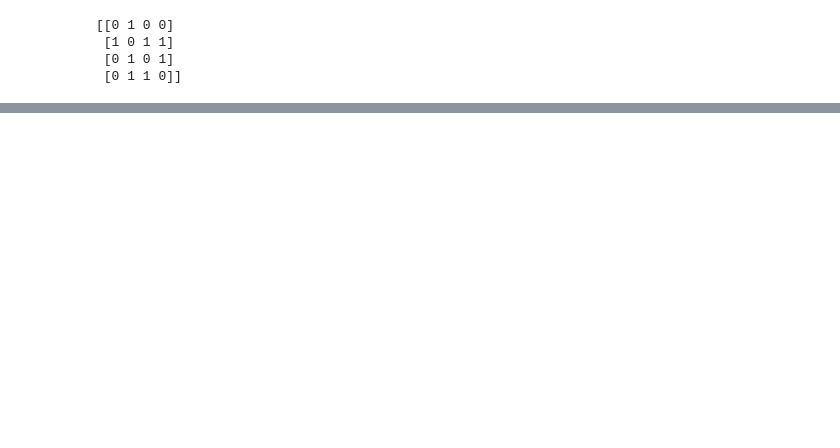
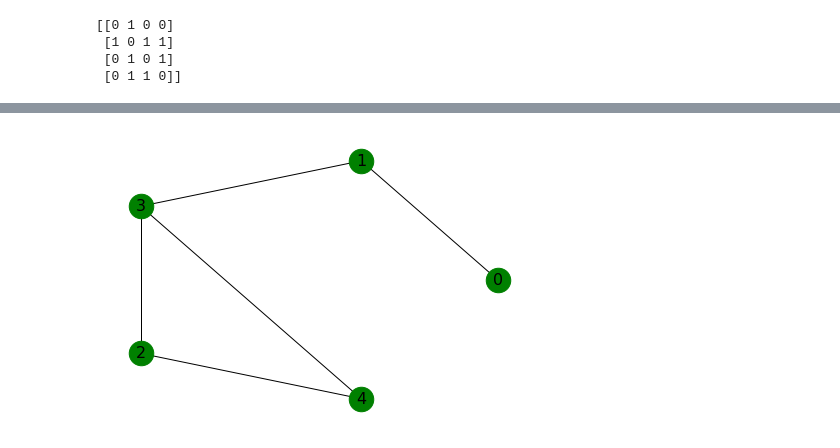
Before and after one commit to DavidMulhern/GraphTheory_Proj_DM, a Jupyter notebook: graph-isomorphism.ipynb, the cells around one changed output, grey strips where cells are left out. Saved outputs shown, nothing was run; the diff lists cells and outputs as text; code cells hidden in the pictures; blank space fills up the shorter version.

```diff
--- a/graph-isomorphism.ipynb
+++ b/graph-isomorphism.ipynb
@@ -165,0 +351,16 @@ print(nx.to_numpy_array(graph).astype(np.uint8))
+# %%
+# Create two empty graph.
+graph3 = nx.Graph()
+graph4 = nx.Graph()
+
+# Now define the edges.
+edges3 = ((0, 1) , (1, 3) , (2, 3) , (3, 4), (4, 2))
+edges4 = ((0, 2) , (2, 3) , (1, 3) , (1, 4), (0, 4))
+
+# The nodes are created as needed, but we state to add the edges.
+graph3.add_edges_from(edges3)
+graph4.add_edges_from(edges4)
+# %%
+nx.draw_circular(graph3, **params)
+# %% [output]
+[figure, added]
```
Also changed, not shown: parts of 25 cells of this notebook, 1 other file.
